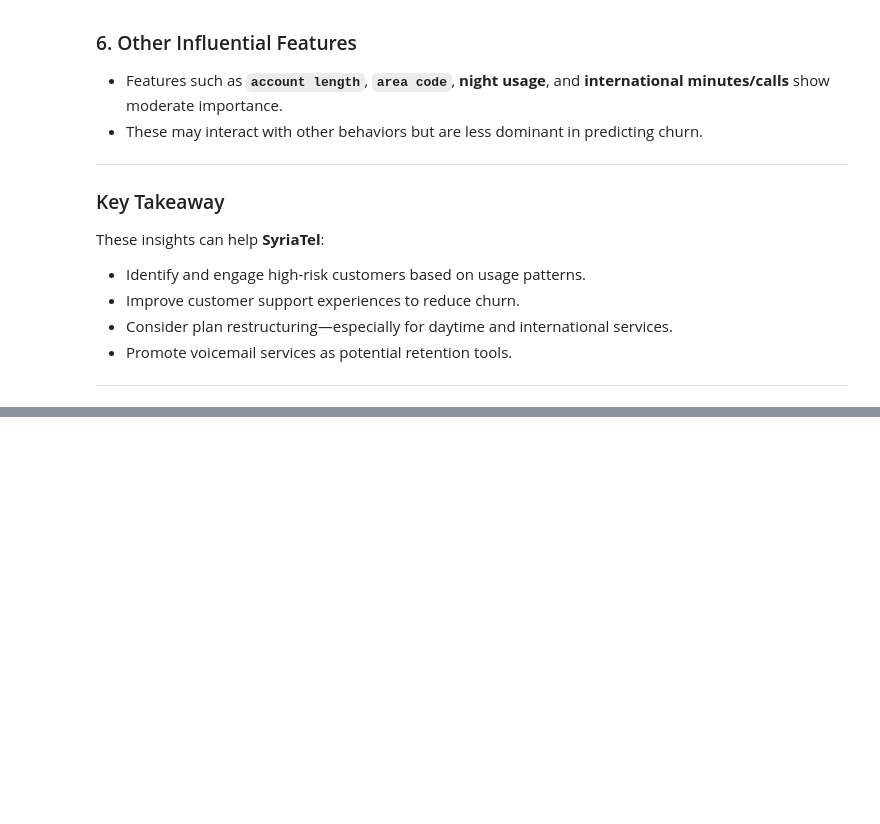
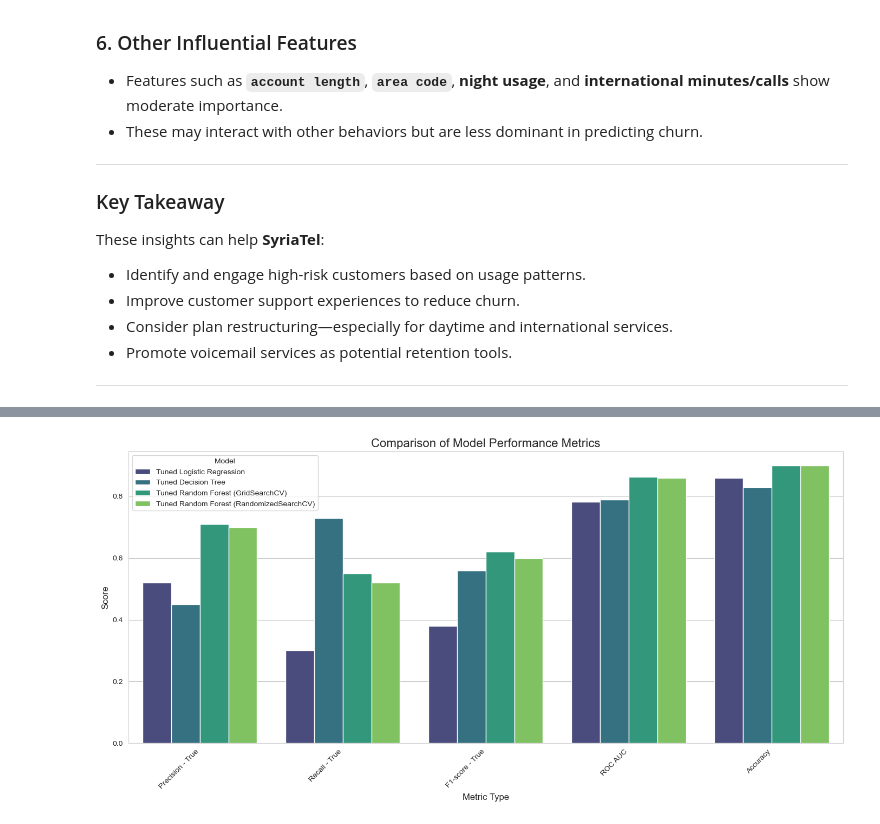
Before and after one commit to Wangui10/syria-tel-churn, a Jupyter notebook: classification_notebook.ipynb, the cells around one changed output, grey strips where cells are left out. Drawn from its saved outputs; the diff is of its cells as text; code cells hidden in the pictures; blank space fills up the shorter version.

Commit message:
Add model performance comparison summary and visualizations

```diff
--- a/classification_notebook.ipynb
+++ b/classification_notebook.ipynb
@@ -1375,0 +1604,14 @@ These insights can help **SyriaTel**:
+# %%
+import pandas as pd
+
+# Create a pandas DataFrame from the performance_metrics list
+performance_df = pd.DataFrame(performance_metrics)
+
+# Create the 'Metric Type' column
+performance_df['Metric Type'] = performance_df.apply(
+    lambda row: f"{row['Metric']} - {row['Class']}" if row['Class'] not in ['Overall', 'macro avg', 'weighted avg'] else row['Metric'], axis=1
+)
+
+# Display the first few rows and info of the DataFrame
+display(performance_df.head())
+performance_df.info()
@@ -1375,0 +1637,39 @@ These insights can help **SyriaTel**:
+# %%
+import matplotlib.pyplot as plt
+import seaborn as sns
+
+# Define the metrics to be included in the plot.
+# Focusing on key metrics for the 'True' class and overall metrics.
+selected_metrics = [
+    'Precision - True',
+    'Recall - True',
+    'F1-score - True',
+    'ROC AUC',
+    'Accuracy'
+]
+
+# Filter the performance_df DataFrame
+plot_df = performance_df[performance_df['Metric Type'].isin(selected_metrics)].copy()
+
+# Ensure 'Metric Type' is a categorical type with defined order for consistent plotting
+plot_df['Metric Type'] = pd.Categorical(plot_df['Metric Type'], categories=selected_metrics, ordered=True)
+
+# Create a bar plot
+plt.figure(figsize=(14, 7))
+sns.barplot(x='Metric Type', y='Value', hue='Model', data=plot_df, palette='viridis')
+
+# Set plot title and labels
+plt.title('Comparison of Model Performance Metrics', fontsize=16)
+plt.xlabel('Metric Type', fontsize=12)
+plt.ylabel('Score', fontsize=12)
+
+# Rotate x-axis labels for readability
+plt.xticks(rotation=45, ha='right')
+
+# Adjust layout to prevent labels overlapping
+plt.tight_layout()
+
+# Display the plot
+plt.show()
+# %% [output]
+[figure, added]
```
Also changed, not shown: parts of 4 cells of this notebook.
